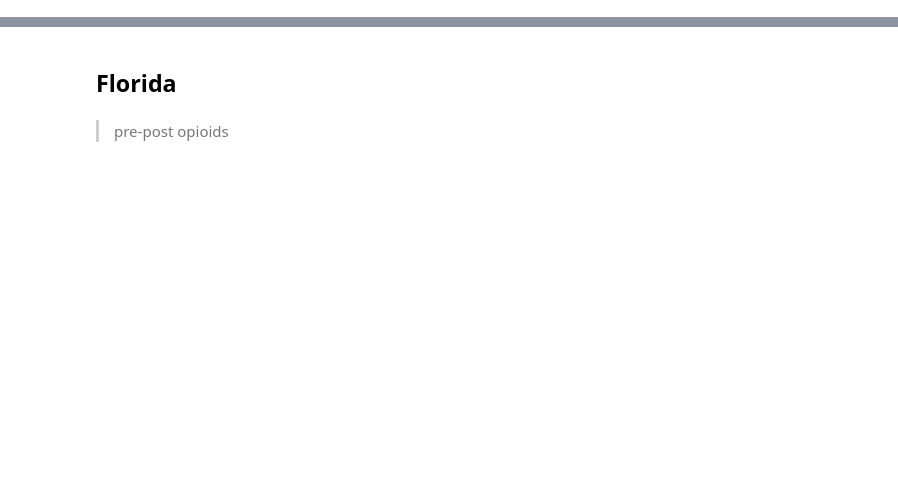
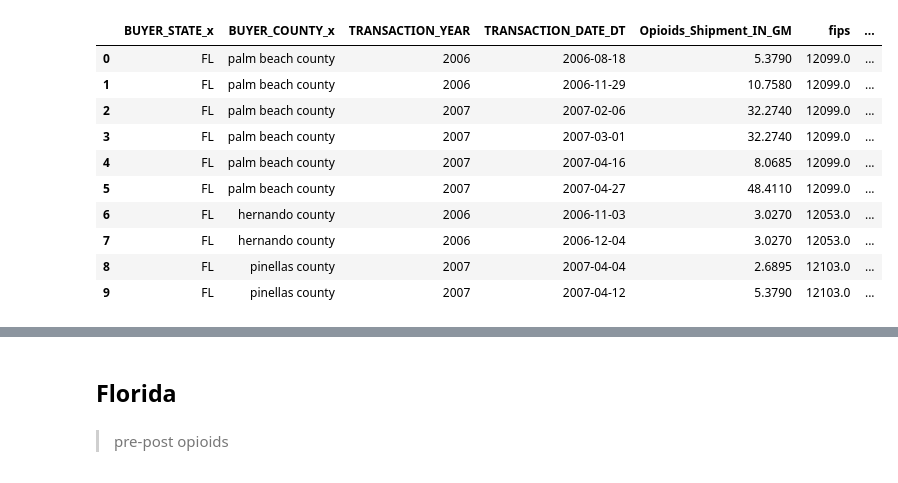
Before and after one commit to MIDS-at-Duke/pds-2022-leep, a Jupyter notebook: 10_intermediate/plotting.ipynb, the cells around one changed output, grey strips where cells are left out. Saved outputs shown, nothing was run; the diff lists cells and outputs as text; code cells hidden in the pictures; blank space fills up the shorter version.

```diff
--- a/10_intermediate/plotting.ipynb
+++ b/10_intermediate/plotting.ipynb
@@ -3,7 +3,21 @@ import altair as alt
 import numpy as np
 import pandas as pd
 # %%
-fl = pd.read_csv("/Users/emma/Downloads/Finality Subsets/FL subsetfinalized.csv")
-tx = pd.read_csv("/Users/emma/Downloads/Finality Subsets/TX subsetfinalized.csv")
-wa = pd.read_csv("/Users/emma/Downloads/Finality Subsets/WA subsetfinalized.csv")
+fl = pd.read_csv("/Users/pr158admin/Desktop/Finality Subsets/FL subsetfinalized.csv")
+tx = pd.read_csv("/Users/pr158admin/Desktop/Finality Subsets/TX subsetfinalized.csv")
+wa = pd.read_csv("/Users/pr158admin/Desktop/Finality Subsets/WA subsetfinalized.csv")
+# %%
+fl.head(10)
+# %% [output]
+|  | BUYER_STATE_x | BUYER_COUNTY_x | TRANSACTION_YEAR | TRANSACTION_DATE_DT | Opioids_Shipment_IN_GM | fips | ... |
+| 0 | FL | palm beach county | 2006 | 2006-08-18 | 5.3790 | 12099.0 | ... |
+| 1 | FL | palm beach county | 2006 | 2006-11-29 | 10.7580 | 12099.0 | ... |
+| 2 | FL | palm beach county | 2007 | 2007-02-06 | 32.2740 | 12099.0 | ... |
+| 3 | FL | palm beach county | 2007 | 2007-03-01 | 32.2740 | 12099.0 | ... |
+| 4 | FL | palm beach county | 2007 | 2007-04-16 | 8.0685 | 12099.0 | ... |
+| 5 | FL | palm beach county | 2007 | 2007-04-27 | 48.4110 | 12099.0 | ... |
+| 6 | FL | hernando county | 2006 | 2006-11-03 | 3.0270 | 12053.0 | ... |
+| 7 | FL | hernando county | 2006 | 2006-12-04 | 3.0270 | 12053.0 | ... |
+| 8 | FL | pinellas county | 2007 | 2007-04-04 | 2.6895 | 12103.0 | ... |
+| 9 | FL | pinellas county | 2007 | 2007-04-12 | 5.3790 | 12103.0 | ... |
 # %%
```
Also changed, not shown: parts of 4 cells of this notebook.
